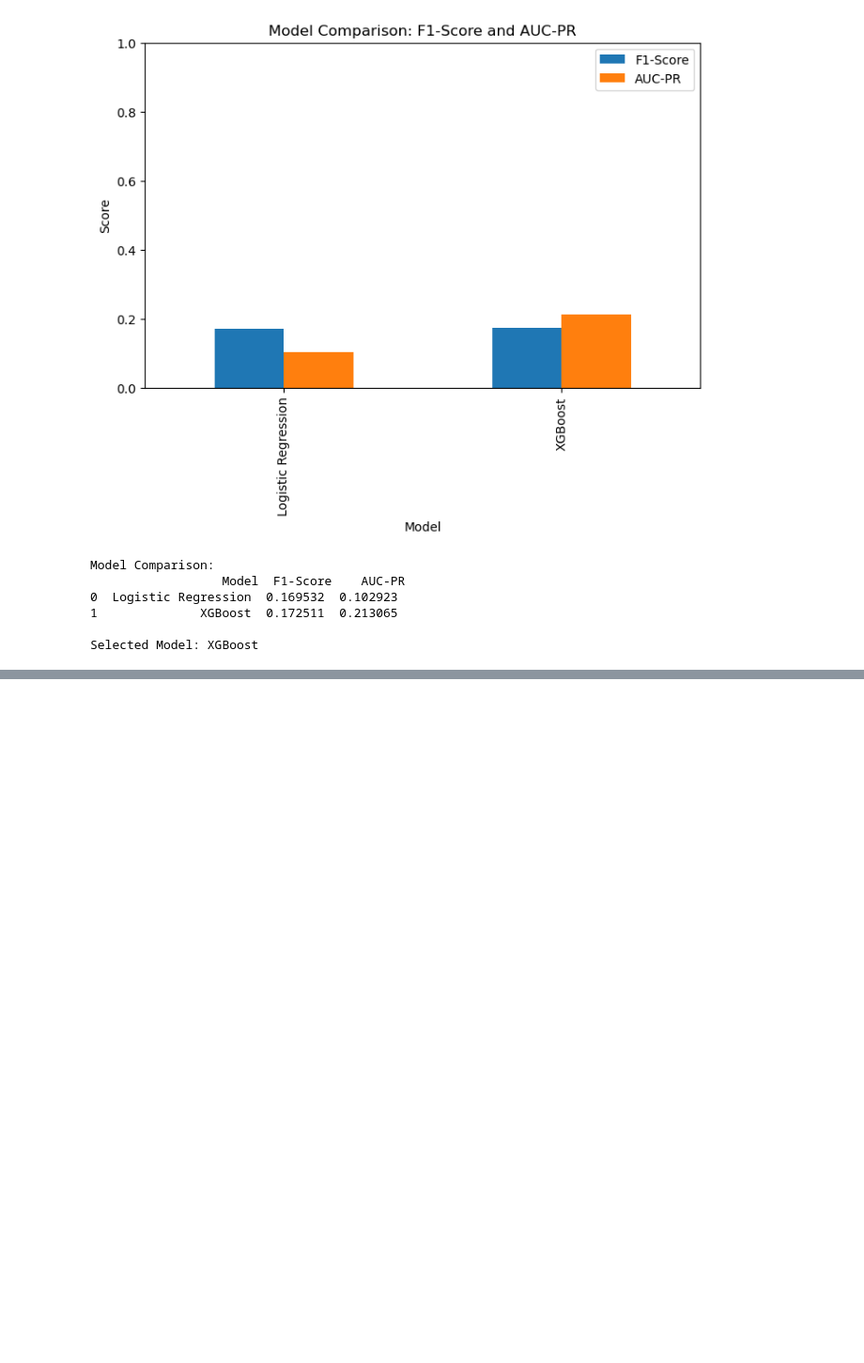
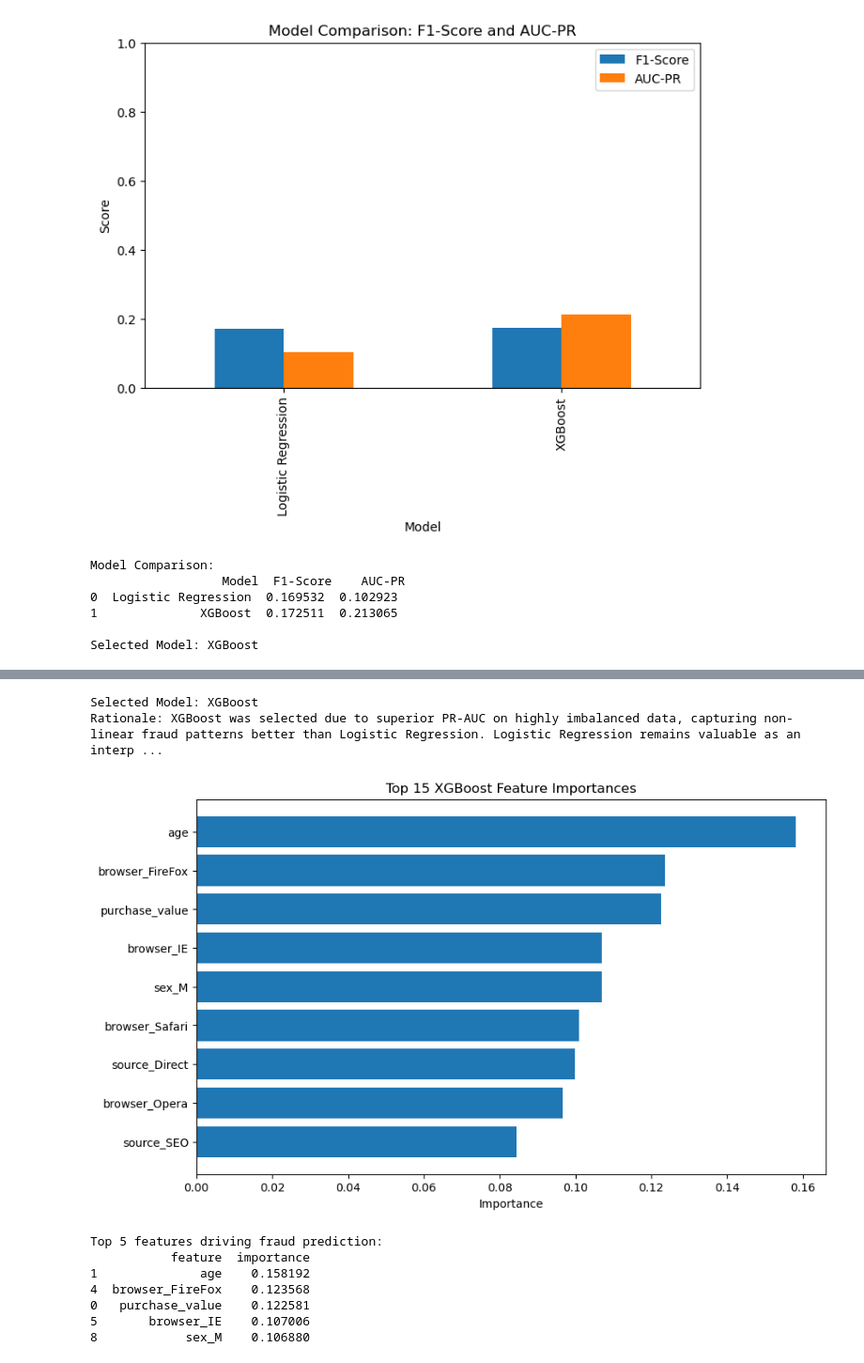
Before and after one commit to Ebenezer777/Fraud-Detection, a Jupyter notebook: notebooks/modeling.ipynb, the cells around one changed output, grey strips where cells are left out. Shown at 94% size. Drawn from its saved outputs; the diff is of its cells as text; code cells hidden in the pictures; blank space fills up the shorter version.

```diff
--- a/notebooks/modeling.ipynb
+++ b/notebooks/modeling.ipynb
@@ -301,0 +468,61 @@ Selected Model: XGBoost
+# %%
+if pr_auc_xgb > pr_auc_lr:
+    selected_model = "XGBoost"
+    rationale = (
+        "XGBoost was selected due to superior PR-AUC on highly imbalanced data, "
+        "capturing non-linear fraud patterns better than Logistic Regression. "
+        "Logistic Regression remains valuable as an interpretable baseline."
+    )
+else:
+    selected_model = "Logistic Regression"
+    rationale = (
+        "Logistic Regression was selected due to comparable performance and "
+        "greater interpretability, which is preferred in regulated fraud contexts."
+    )
+
+print("Selected Model:", selected_model)
+print("Rationale:", rationale)
+# %% [output]
+Selected Model: XGBoost
+Rationale: XGBoost was selected due to superior PR-AUC on highly imbalanced data, capturing non-linear fraud patterns better than Logistic Regression. Logistic Regression remains valuable as an interp ...
+# %%
+# Cell for Task 3: Feature importance extraction (XGBoost)
+import pandas as pd
+import matplotlib.pyplot as plt
+
+# Use the column names from your encoded X_test (after OneHotEncoding)
+feature_names = X_test_encoded.columns
+
+# Get feature importances from the trained XGB model
+importances = xgb_model.feature_importances_
+
+# Safety check
+if len(feature_names) != len(importances):
+    print("Warning: Feature names and importances length mismatch. Using X_test_encoded columns.")
+    feature_names = X_test_encoded.columns
+
+# Create DataFrame for importances
+feat_imp_df = pd.DataFrame({
+    "feature": feature_names,
+    "importance": importances
+}).sort_values(by="importance", ascending=False)
+
+# Plot top 15 features
+plt.figure(figsize=(10,6))
+plt.barh(feat_imp_df["feature"].head(15)[::-1], feat_imp_df["importance"].head(15)[::-1])
+plt.xlabel("Importance")
+plt.title("Top 15 XGBoost Feature Importances")
+plt.show()
+
+# Display top 5 features
+print("Top 5 features driving fraud prediction:")
+print(feat_imp_df.head(5))
+# %% [output]
+[figure, added]
+Top 5 features driving fraud prediction:
+           feature  importance
+1              age    0.158192
+4  browser_FireFox    0.123568
+0   purchase_value    0.122581
+5       browser_IE    0.107006
+8            sex_M    0.106880
```
Also changed, not shown: parts of 9 cells of this notebook.
